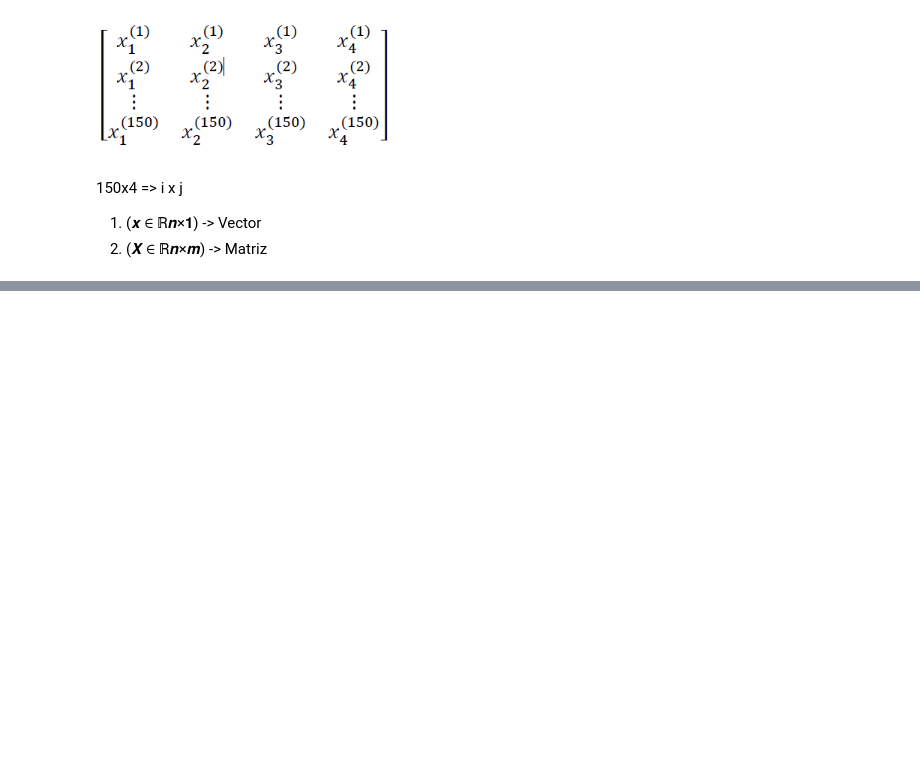
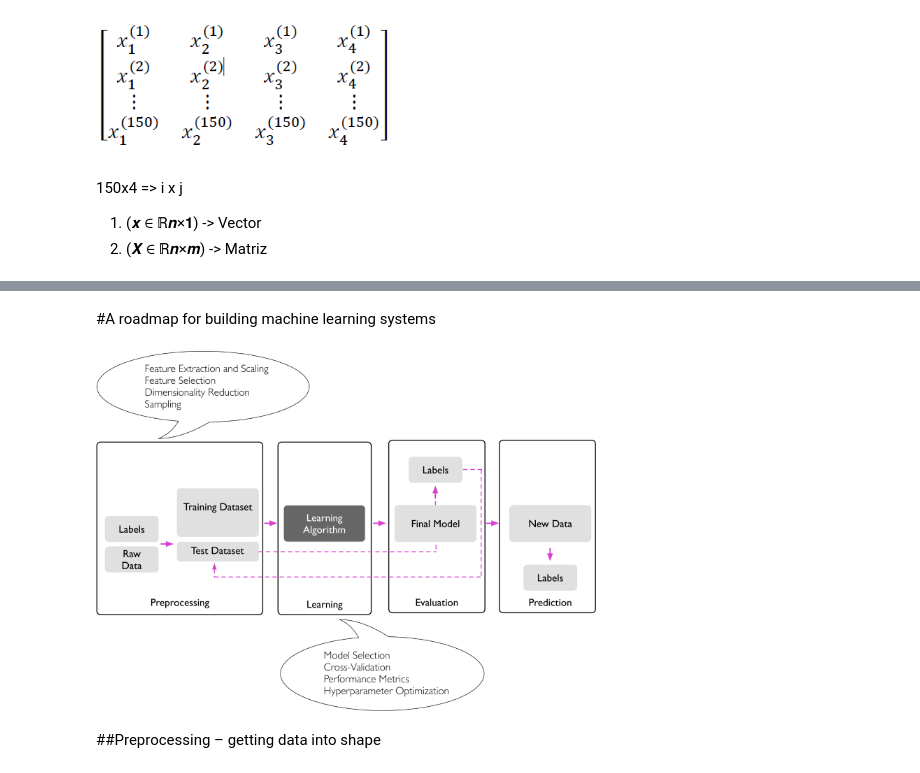
Before and after one commit to apachon/python-machine-learning-book-3rd-edition, a Jupyter notebook: ch01.ipynb, the cells around one changed output, grey strips where cells are left out. Drawn from its saved outputs; the diff is of its cells as text; code cells hidden in the pictures; blank space fills up the shorter version.

```diff
--- a/ch01.ipynb
+++ b/ch01.ipynb
@@ -92,0 +110,8 @@ Image('09.png', width = 300)
+# %% [markdown]
+#A roadmap for building machine learning systems
+# %%
+Image('11.png', width = 500)
+# %% [output]
+[figure, added]
+# %% [markdown]
+##Preprocessing – getting data into shape
```
Also changed, not shown: parts of 11 cells of this notebook.
